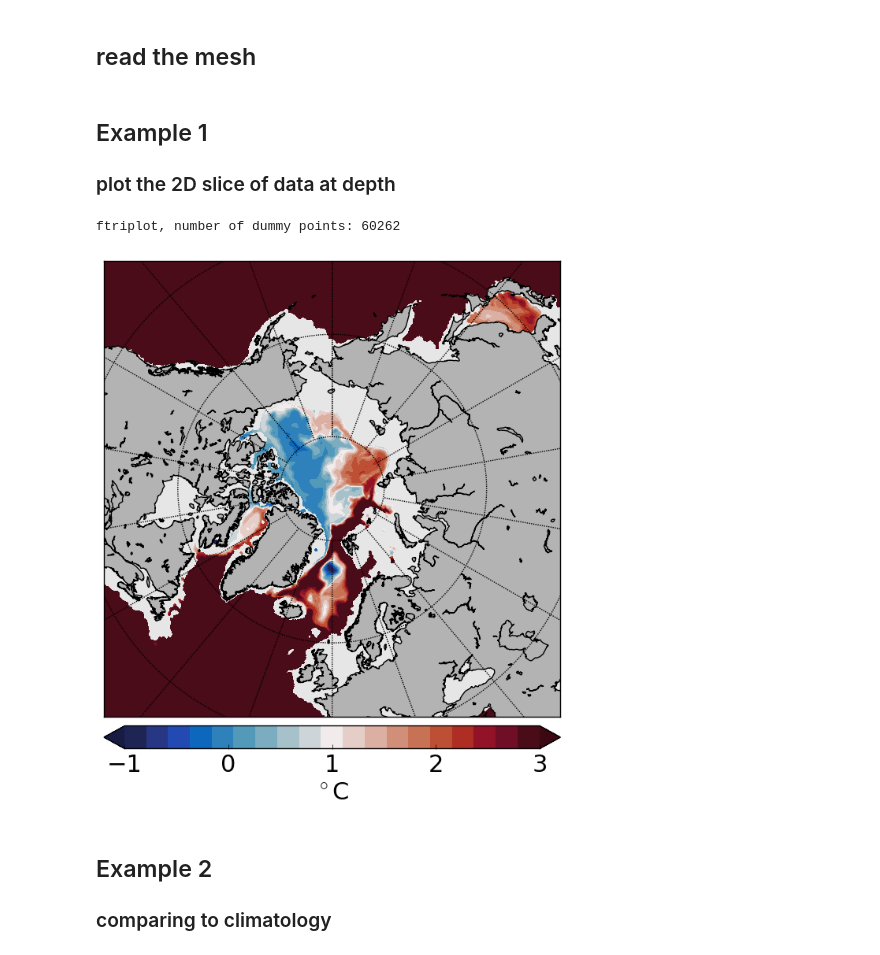
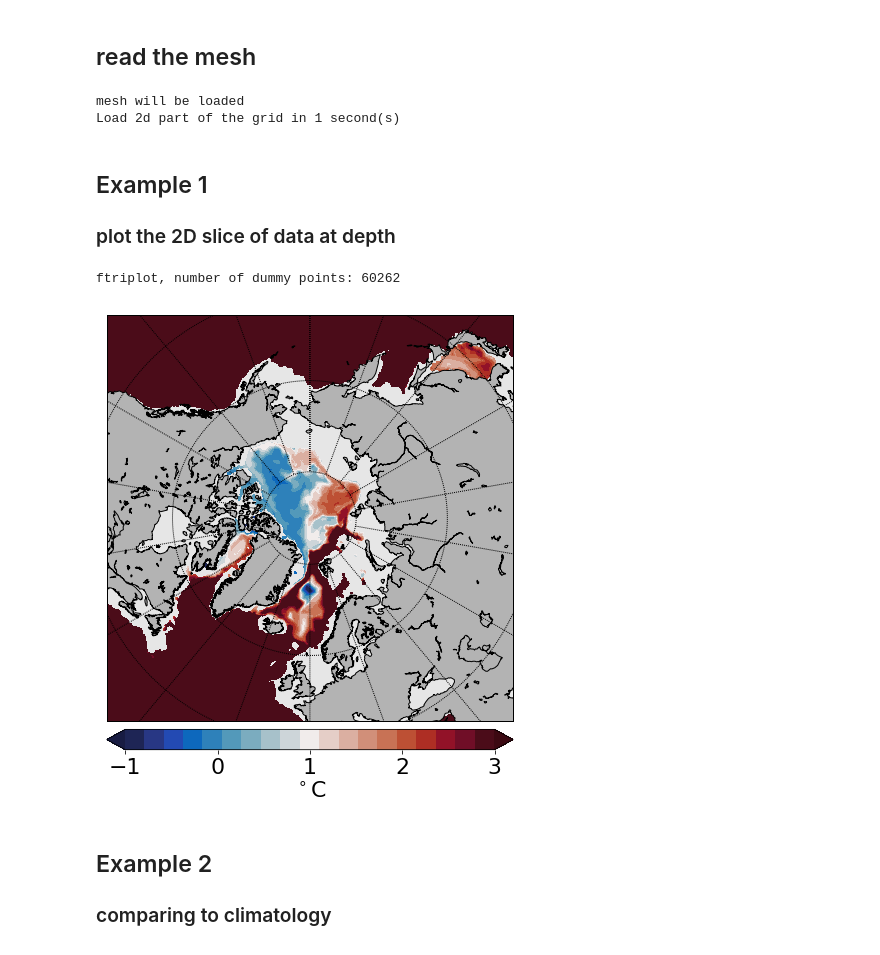
Before and after one commit to FESOM/fesom2, a Jupyter notebook: view/plot_main.ipynb, the cells around one changed output. Cells and saved outputs as stored; diff of their text form; code cells hidden in the pictures.

```diff
--- a/view/plot_main.ipynb
+++ b/view/plot_main.ipynb
@@ -29,7 +29,7 @@ matplotlib.rc('ytick', labelsize=fontsize)
 # %%
 # set the path to the mesh
 #meshpath  ='/home/ollie/nkolduno/meshes/pi-grid/'
-meshpath  ='/work/ollie/dsidoren/input/fesom2.0/meshes/mesh_CORE2_etopo5//'
+meshpath  ='/work/ollie/dsidoren/input/fesom2.0/meshes/mesh_CORE2_final/'
 #meshpath  ='/work/ollie/ogurses/NATMAP/mesh_F2GLO08/'
 alpha, beta, gamma=[50, 15, -90]
 #alpha, beta, gamma=[0, 0, 0]
@@ -40,40 +40,43 @@ except NameError:
 	mesh=load_mesh(meshpath, abg=[alpha, beta, gamma], usepickle = False)
 else:
 	print("mesh with this name already exists and will not be loaded")
+# %% [output]
+mesh will be loaded
+Load 2d part of the grid in 1 second(s)
 # %% [markdown]
 ## Example 1
 ### plot the 2D slice of data at depth
 # %%
 # set the paths to the results, runid, etc.
-result_path ='../results/run_CORE2noGMSWHO_topo/'
+result_path ='/work/ollie/dsidoren/results/run_CORE2noGMSWHO_topo/'
 runid ='fesom'
 str_id='temp'
 
 # specify depth, records and year to read
 depth, records, year=300, np.linspace(0,0,1).astype(int), 1959
 
 # set the label for the colorbar & contour intervals for ftriplot
 cbartext, cont = '$^\circ$C', [-1., 3., .1]
 
 # get the closest model depth to the desired one
 ilev=ind_for_depth(depth, mesh)
 
 # read the model result from str_id.XXXX.nc
 data=read_fesom_slice(str_id, records, year, mesh, result_path, runid, ilev=ilev)
 
 # choose the colorbar and plot the data
 cmap=cmo.balance
 fig =plt.figure(figsize=(12,8))
 
 # ftriplot is defined in fesom_plot_tools.py
 data[data==0]=np.nan
 [im, map, cbar]=ftriplot(mesh, data, np.linspace(cont[0], cont[1], 20), oce='np', cmap=cmap)
 cbar.set_label(cbartext, fontsize=22)
 cbar.set_ticks([round(i,7) for i in np.linspace(cont[0], cont[1], 5)])
 cbar.ax.tick_params(labelsize=22)
 # %% [output]
 ftriplot, number of dummy points: 60262
-[figure, old version]
+[figure, new version]
 # %% [markdown]
 ## Example 2
 ### comparing to climatology
```
Also changed, not shown: parts of 5 cells of this notebook.
